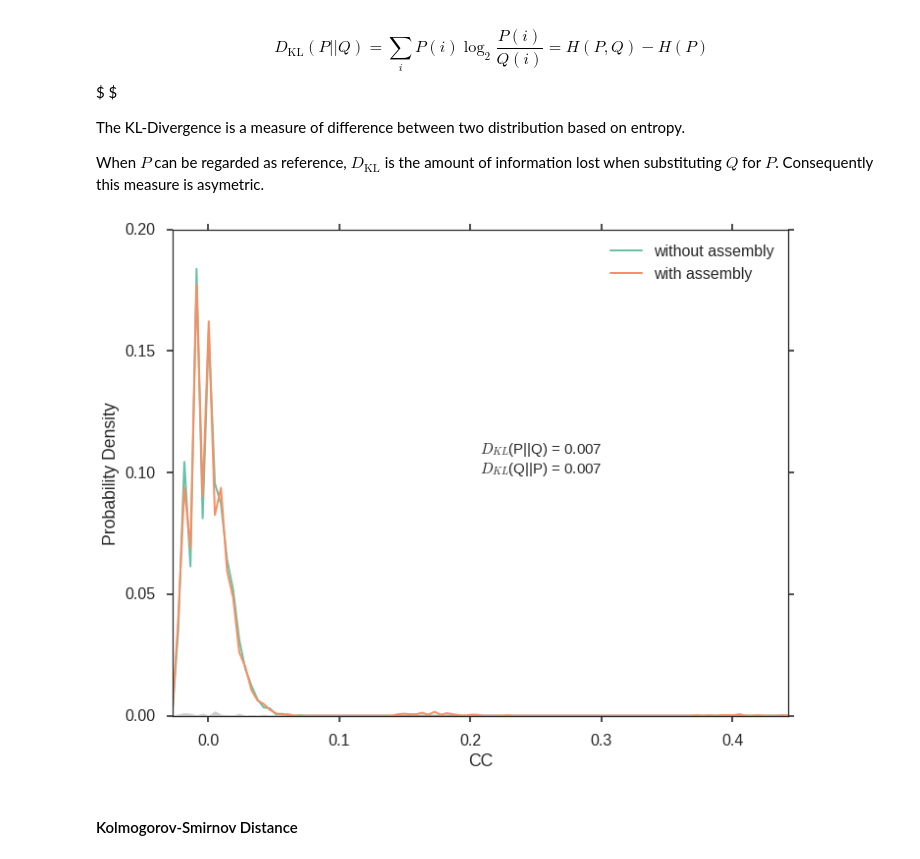
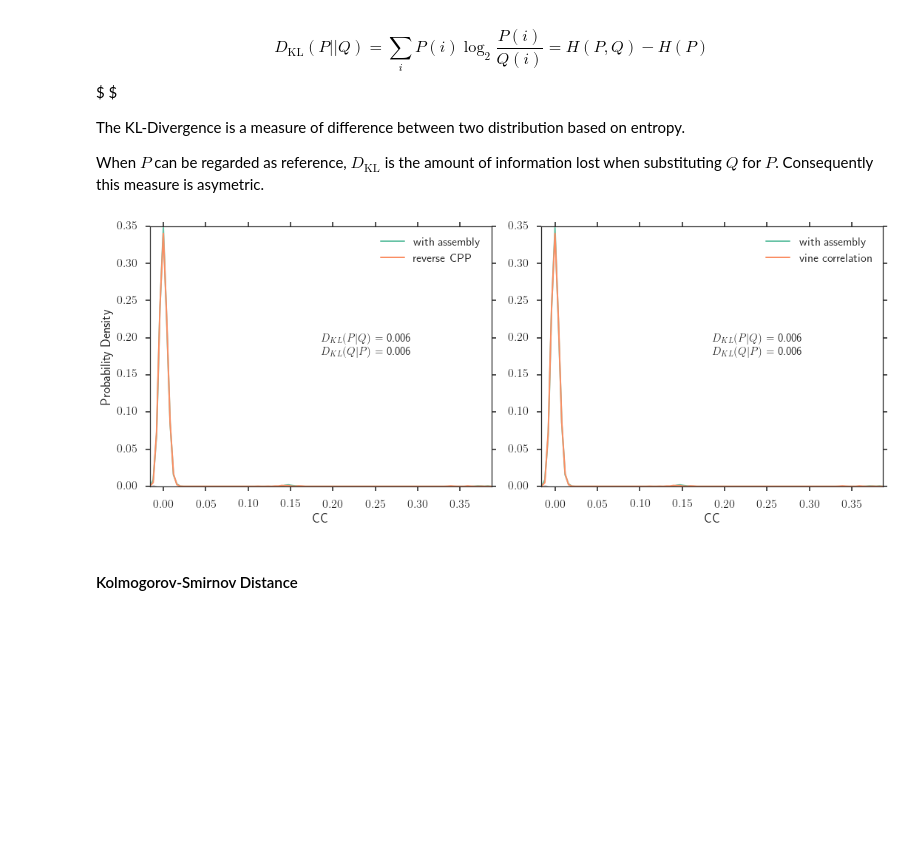
Before and after one commit to rgutzen/ValidationTools, a Jupyter notebook: Validation_Book.ipynb, the cells around one changed output. Saved outputs shown, nothing was run; the diff lists cells and outputs as text; code cells hidden in the pictures; blank space fills up the shorter version.

```diff
--- a/Validation_Book.ipynb
+++ b/Validation_Book.ipynb
@@ -32,7 +41,3 @@ spinnaker_path = data_path + "/sim_data/SpiNNaker_data"
 N = 100
 # %% [markdown]
 #### Load spiketrains from simulation
-# %%
-spiketrain_list_1 = testdata.load_data(nest_path, ['spikes_L4'], N)[0][0]
-
-spiketrain_list_2 = testdata.load_data(spinnaker_path, ['spikes_L4'], N)[0][0]
@@ -166,4 +181,0 @@ M.sample(iter=110000, burn=10000)
-# %%
-sns.set(style='ticks', palette='Set2', context='talk')
-
-best.plot.make_figure(M);
@@ -193,18 +222,26 @@ The KL-Divergence is a measure of difference between two distribution based on e
 
 When $P$ can be regarded as reference, $D_\mathrm{KL}$ is the amount of information lost when substituting $Q$ for $P$. Consequently this measure is asymetric.
 # %%
-fig, ax = plt.subplots(nrows=1, ncols=1, figsize=(10,8))
+fig, ax = plt.subplots(nrows=1, ncols=2, figsize=(15,6))
 fig.tight_layout()
 
-DKL, DKL_inv = dist.KL_test(dist_sample_1, dist_sample_2, ax=ax, bins=100, mute=True, xlabel='CC')
-ax.text(.5, .5, r'$D_{KL}$(P||Q) = ' + '{:.3f}\n'.format(DKL)
-                + r'$D_{KL}$(Q||P) = ' + '{:.3f}'.format(DKL_inv),
-        fontsize=15, transform=ax.transAxes)
+DKL, DKL_inv = dist.KL_test(dist_sample_1, dist_sample_2, ax=ax[0], bins=100, mute=True, xlabel='CC')
+ax[0].text(.5, .5, r'$D_{KL}(P\vert Q)$ = ' + '{:.3f}\n'.format(DKL)
+                + r'$D_{KL}(Q\vert P)$ = ' + '{:.3f}'.format(DKL_inv),
+        fontsize=15, transform=ax[0].transAxes)
 
-ax.legend(['without assembly', 'with assembly'])
-ax.set_xlabel('CC');
+ax[0].legend(['with assembly', 'reverse CPP'])
+ax[0].set_xlabel('CC')
+
+DKL, DKL_inv = dist.KL_test(dist_sample_1, dist_sample_2, ax=ax[1], bins=100, mute=True, xlabel='CC')
+ax[1].text(.5, .5, r'$D_{KL}(P\vert Q)$ = ' + '{:.3f}\n'.format(DKL)
+                + r'$D_{KL}(Q\vert P)$ = ' + '{:.3f}'.format(DKL_inv),
+        fontsize=15, transform=ax[1].transAxes)
+ax[1].set_ylabel('')
+ax[1].legend(['with assembly', 'vine correlation'])
+ax[1].set_xlabel('CC');
 # %% [output]
-[figure, old version]
+[figure, new version]
 # %% [markdown]
 #### Kolmogorov-Smirnov Distance
 # %% [markdown]
```
Also changed, not shown: parts of 26 cells of this notebook, 3 other files.
